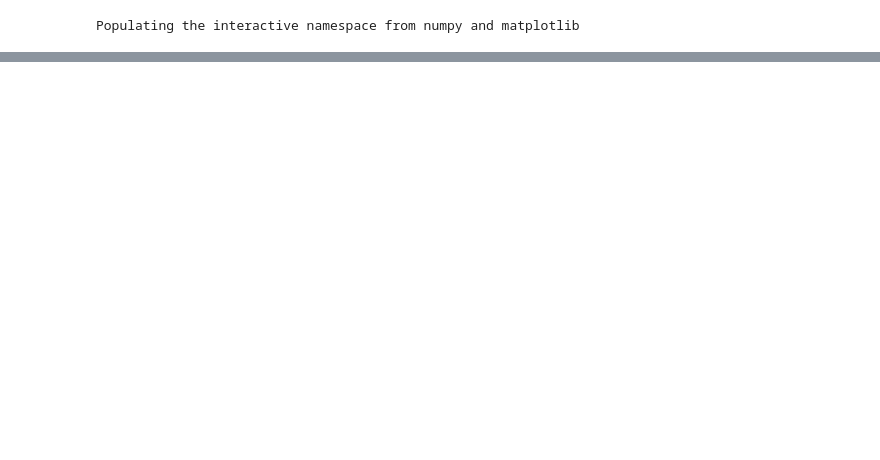
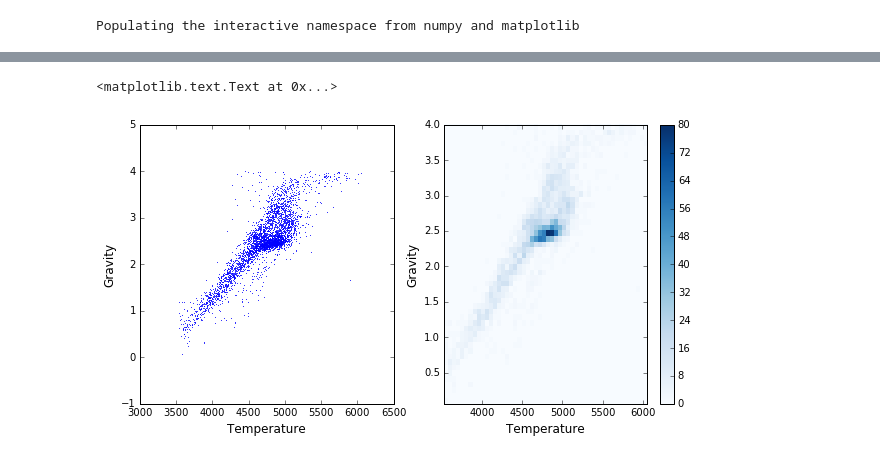
Before and after one commit to blueduck981/ML_experiments, a Jupyter notebook: apogee_ML.ipynb, the cells around one changed output, grey strips where cells are left out. Cells and saved outputs as stored; diff of their text form; code cells hidden in the pictures; blank space fills up the shorter version.

```diff
--- a/apogee_ML.ipynb
+++ b/apogee_ML.ipynb
@@ -149,0 +168,16 @@ clf=KMeans(n_clusters=3)
+# %%
+# temperature vs gravity...density plot is also useful here
+plt.subplot(121)
+
+plt.scatter(df.teff,df.logg,marker='o',linewidth=0,s=1)
+plt.xlabel(r'Temperature',fontsize=12)
+plt.ylabel(r'Gravity',fontsize=12)
+plt.subplot(122)
+
+plt.hist2d(df.teff,df.logg, (50, 50), cmap=plt.cm.Blues)
+plt.colorbar()
+plt.xlabel(r'Temperature',fontsize=12)
+plt.ylabel(r'Gravity',fontsize=12)
+# %% [output]
+<matplotlib.text.Text at 0x...>
+[figure, added]
```
Also changed, not shown: parts of 51 cells of this notebook, 1 other file.
